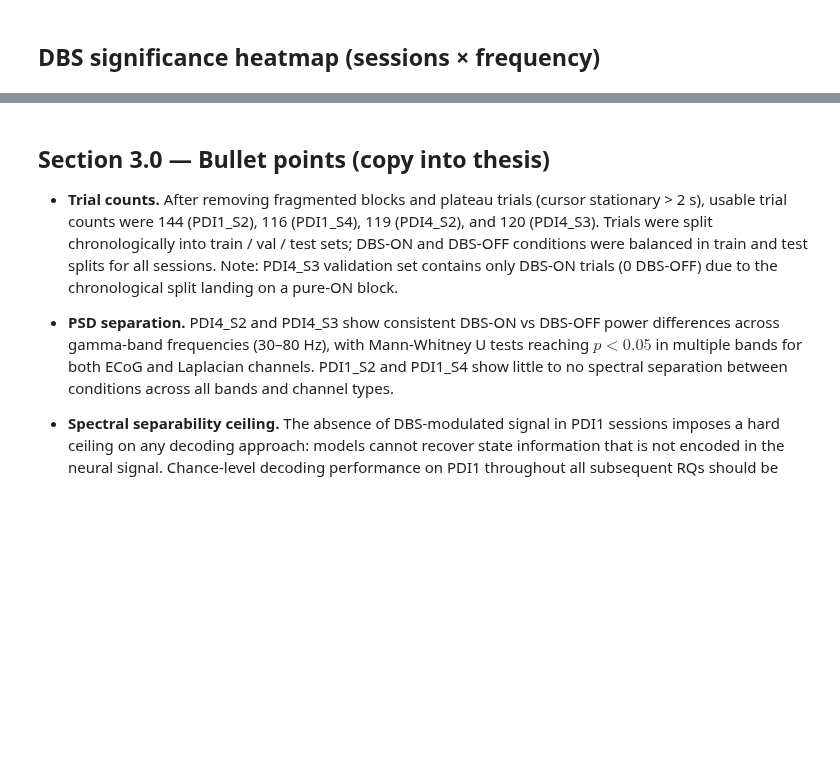
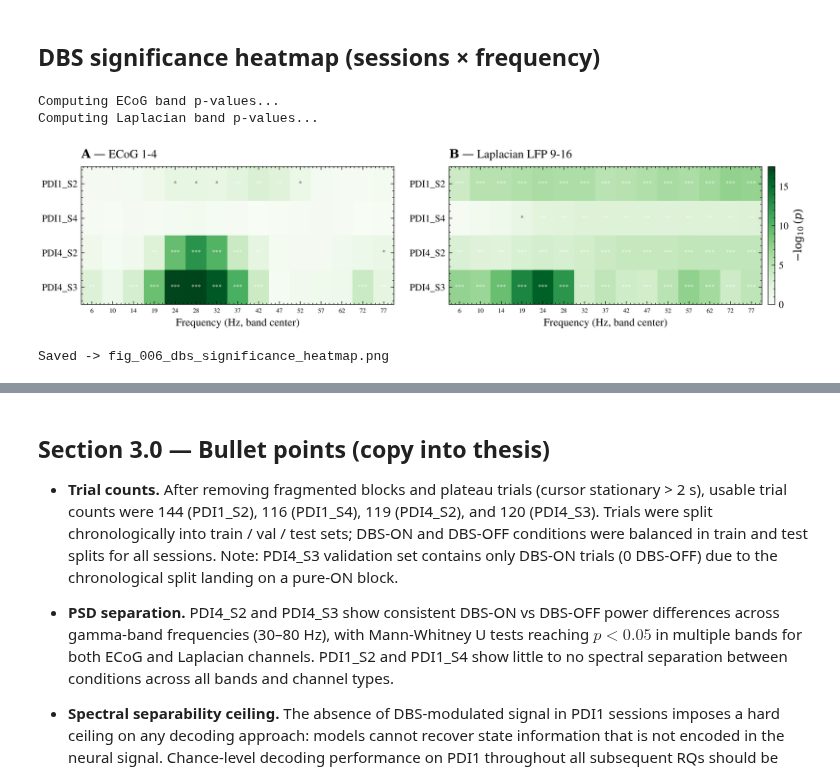
Before and after one commit to giedrius-at-home/latent-neural-dynamics-modeling, a Jupyter notebook: notebooks/thesis_sec1_data_verification.ipynb, the cells around one changed output, grey strips where cells are left out. Drawn from its saved outputs; the diff is of its cells as text; code cells hidden in the pictures; blank space fills up the shorter version.

```diff
--- a/notebooks/thesis_sec1_data_verification.ipynb
+++ b/notebooks/thesis_sec1_data_verification.ipynb
@@ -77,7 +82,7 @@ for name in SESSIONS:
 FS_SPLIT = 200
 MARGIN_S = 2
 MARGIN_SAMP = MARGIN_S * FS_SPLIT
-ECOG_CHANNELS = [1, 2, 3, 4]
+ECOG_CHANNEL_IDS = [1, 2, 3, 4]
 LAP_CHANNEL_NAMES = ["8-10", "9-11", "10-12", "11-13", "12-14", "13-15", "14-16"]
 raw_data_root = Path(
     "resampled_recordings/participants_at_200Hz_scaled_1e6_narrow_band"
@@ -143,7 +148,7 @@ def _compute_band_pvals(channel_prefix):
 
 
 print("Computing ECoG band p-values...")
-_ecog_pmats = [_compute_band_pvals(f"ECOG_{ch}_") for ch in ECOG_CHANNELS]
+_ecog_pmats = [_compute_band_pvals(f"ECOG_{ch}_") for ch in ECOG_CHANNEL_IDS]
 pmat_ecog = np.nanmean(np.stack(_ecog_pmats), axis=0)
 
 print("Computing Laplacian band p-values...")
@@ -174,33 +179,38 @@ for ax, pm, letter, title in [
     ax.set_xticks(range(len(BAND_ORDER)))
     ax.set_xticklabels(band_centers, fontsize=6)
     ax.set_yticks(range(len(sess_labels)))
     ax.set_yticklabels(sess_labels)
     ax.set_xlabel("Frequency (Hz, band center)")
     panel_label(ax, letter, title)
     for si in range(len(session_specs)):
         for bi in range(len(BAND_ORDER)):
             val = pm[si, bi]
             if not np.isfinite(val):
                 continue
             if val > 3:
                 ax.text(
                     bi, si, "***", ha="center", va="center", fontsize=6, color="white"
                 )
             elif val > 2:
                 ax.text(
                     bi, si, "**", ha="center", va="center", fontsize=6, color="white"
                 )
             elif val > -np.log10(0.05):
                 ax.text(bi, si, "*", ha="center", va="center", fontsize=6, color="#333")
 
 fig.colorbar(im, ax=ax_lap, label=r"$-\log_{10}(p)$", fraction=0.05, pad=0.02)
 fig.savefig(str(OUT / "fig_006_dbs_significance_heatmap.png"))
 plt.show()
 print("Saved -> fig_006_dbs_significance_heatmap.png")
 
 # envelopes or band powers comparisons.
 # significant differences in the power spectra.
 # multiple testing (cluster permutation test, mne.)
+# %% [output]
+Computing ECoG band p-values...
+Computing Laplacian band p-values...
+[figure, added]
+Saved -> fig_006_dbs_significance_heatmap.png
 # %%
 # Behavioral DBS separability — tracing_velocity_x & tracing_acceleration_magnitude.
 # Per-trial RMS, Mann-Whitney U (DBS-ON vs OFF). Same colorscale as neural heatmap (global_vmax).
```
Also changed, not shown: parts of 7 cells of this notebook, 44 other files.
